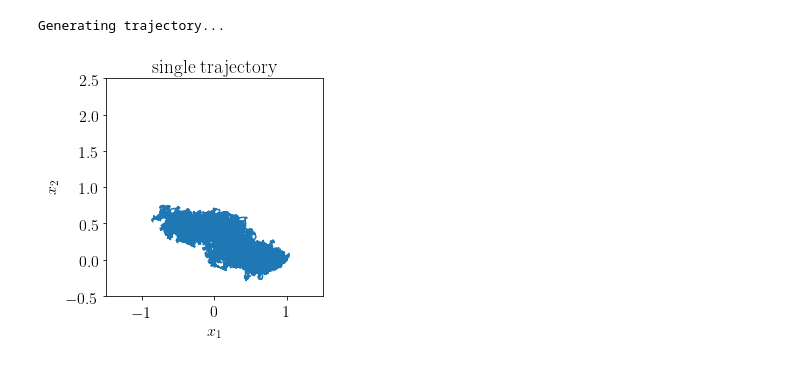
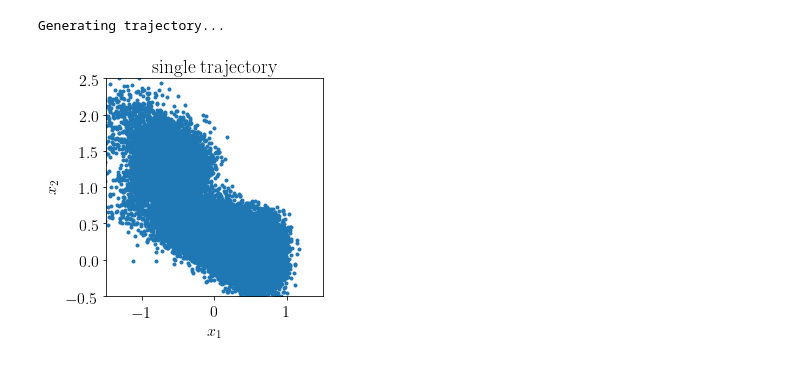
Before and after one commit to abittracher/PyTMRC, a Jupyter notebook: demos/muellerbrown/tm_analysis.ipynb, the cells around one changed output. Saved outputs shown, nothing was run; the diff lists cells and outputs as text; code cells hidden in the pictures.

```diff
--- a/demos/muellerbrown/tm_analysis.ipynb
+++ b/demos/muellerbrown/tm_analysis.ipynb
@@ -125,25 +126,25 @@ plt.show()
 [figure]
 # %%
 # generate single long trajectory
-T = 1
+T = 100
 r0 = system.generateTestpoints(1,'uniform')
-r = system.generateTrajectory(T,dt,r0)
+r = system.generateTrajectory(T,dt*100,r0)
 # %% [output]
 Generating trajectory...
 # %%
-# visualize trajectory
 fig = plt.figure()
 ax = fig.add_subplot(111)
 
-plt.plot(r[:,0],r[:,1])
+# visualize trajectory
+plt.plot(r[:,0], r[:,1], '.')
 plt.gca().set_aspect('equal', adjustable='box')
 
 ax.set_xlim(-1.5,1.5)
 ax.set_ylim(-0.5,2.5)
 
 ax.set_title(r'single trajectory')
 ax.set_xlabel(r'$x_1$')
 ax.set_ylabel(r'$x_2$')
 plt.show()
 # %% [output]
-[figure, old version]
+[figure, new version]
```
Also changed, not shown: parts of 5 cells of this notebook.
